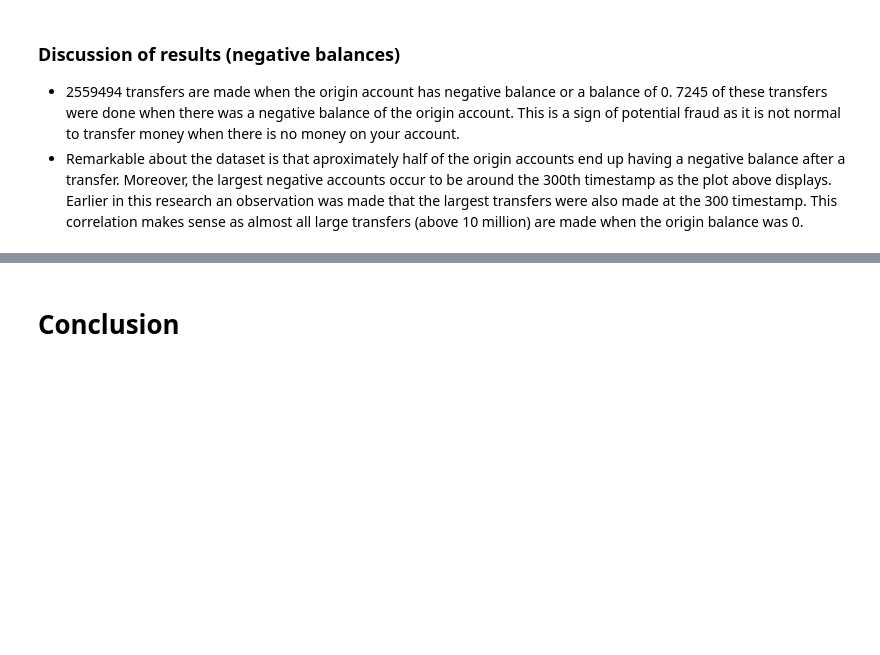
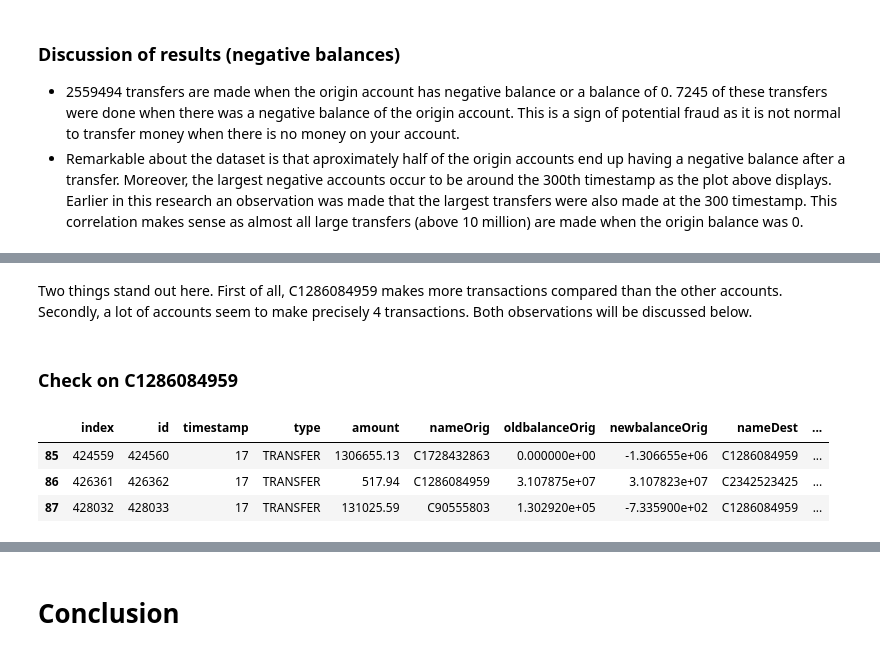
Before and after one commit to eboateng/FoDA, a Jupyter notebook: Assignment 1/Assignment1_group2.ipynb, the cells around one changed output, grey strips where cells are left out. Cells and saved outputs as stored; diff of their text form; code cells hidden in the pictures; blank space fills up the shorter version.

```diff
--- a/Assignment 1/Assignment1_group2.ipynb
+++ b/Assignment 1/Assignment1_group2.ipynb
@@ -460,0 +488,15 @@ df_negativebalance1.plot(x='newbalanceOrig', y='timestamp', kind='scatter',
+# %% [markdown]
+Two things stand out here. First of all, C1286084959 makes more transactions compared than the other accounts. Secondly, a lot of accounts seem to make precisely 4 transactions. Both observations will be discussed below.
+# %% [markdown]
+### Check on C1286084959
+# %%
+# Also add the transfers where C1286084959 is the destination account as that is also 113 times the case (see 1.1)
+check_C1286084959 = pd.concat([df[(df['nameDest']=='C1286084959')],df[(df['nameOrig']=='C1286084959')]]).sort_index(ascending=True).reset_index()
+# %%
+# Show fraud for account C1286084959 on time stamp
+check_C1286084959[(check_C1286084959['timestamp']==17)]
+# %% [output]
+|  | index | id | timestamp | type | amount | nameOrig | oldbalanceOrig | newbalanceOrig | nameDest | ... |
+| 85 | 424559 | 424560 | 17 | TRANSFER | 1306655.13 | C1728432863 | 0.000000e+00 | -1.306655e+06 | C1286084959 | ... |
+| 86 | 426361 | 426362 | 17 | TRANSFER | 517.94 | C1286084959 | 3.107875e+07 | 3.107823e+07 | C2342523425 | ... |
+| 87 | 428032 | 428033 | 17 | TRANSFER | 131025.59 | C90555803 | 1.302920e+05 | -7.335900e+02 | C1286084959 | ... |
```
Also changed, not shown: parts of 19 cells of this notebook.
